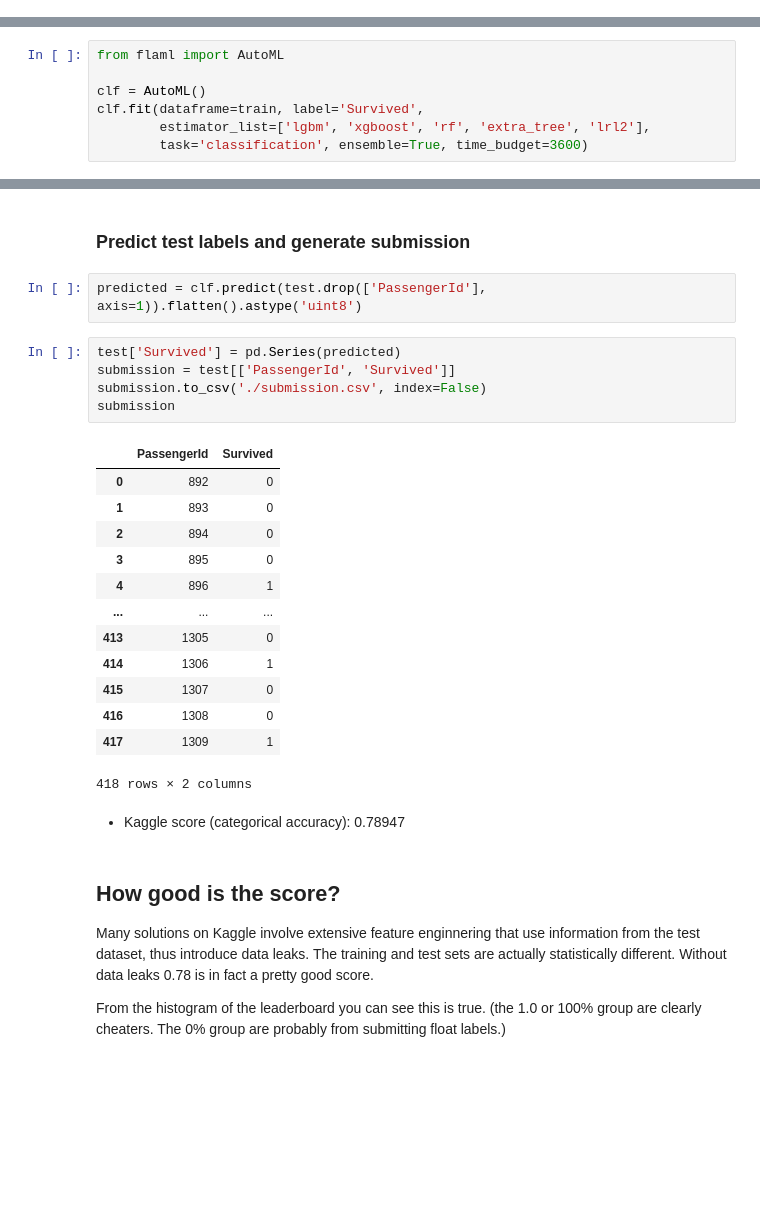
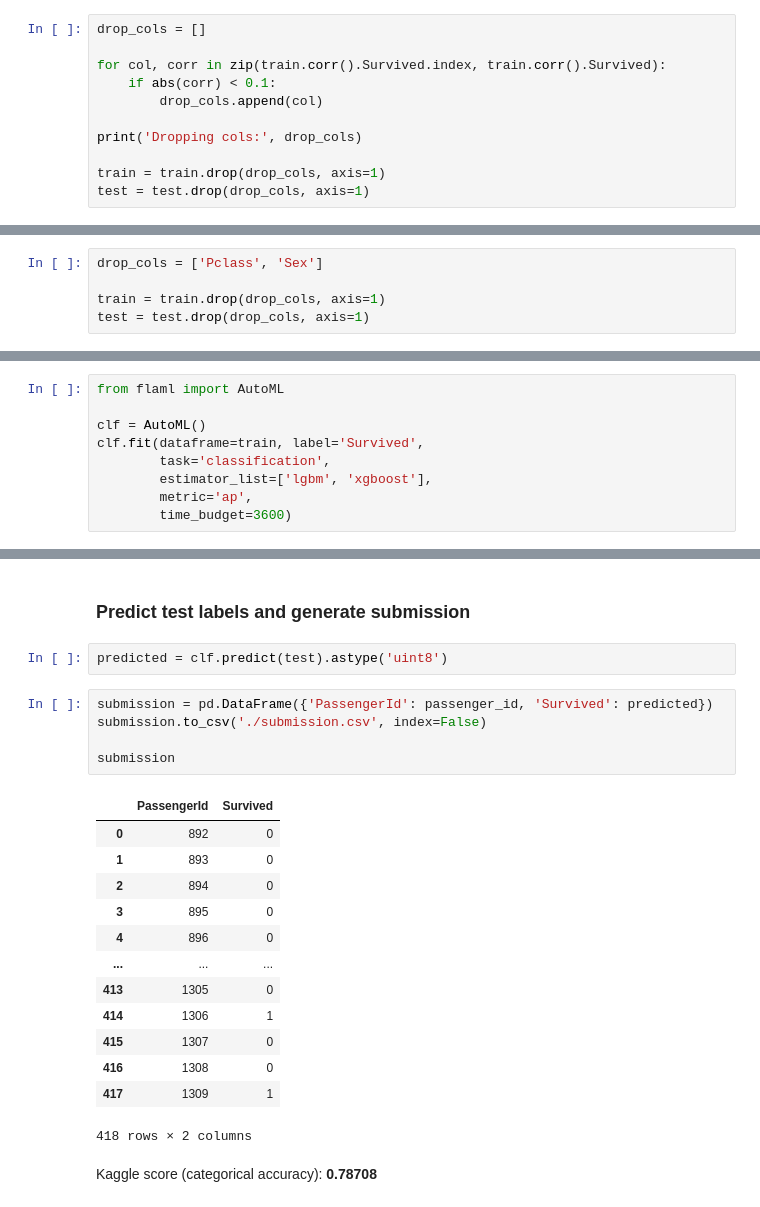
Before and after one commit to alankrantas/colab-python-cookbooks, a Jupyter notebook: kaggle/titanic_flaml.ipynb, the cells around one changed output, grey strips where cells are left out. Drawn from its saved outputs; the diff is of its cells as text; blank space fills up the shorter version.

```diff
--- a/kaggle/titanic_flaml.ipynb
+++ b/kaggle/titanic_flaml.ipynb
@@ -130,0 +491,11 @@ Use Flaml's stacking ensemble method and train for an hour in Colab:
+# %%
+drop_cols = []
+
+for col, corr in zip(train.corr().Survived.index, train.corr().Survived):
+    if abs(corr) < 0.1:
+        drop_cols.append(col)
+
+print('Dropping cols:', drop_cols)
+
+train = train.drop(drop_cols, axis=1)
+test = test.drop(drop_cols, axis=1)
@@ -130,0 +516,5 @@ Use Flaml's stacking ensemble method and train for an hour in Colab:
+# %%
+drop_cols = ['Pclass', 'Sex']
+
+train = train.drop(drop_cols, axis=1)
+test = test.drop(drop_cols, axis=1)
@@ -133,6 +533,8 @@ from flaml import AutoML
 
 clf = AutoML()
 clf.fit(dataframe=train, label='Survived',
-        estimator_list=['lgbm', 'xgboost', 'rf', 'extra_tree', 'lrl2'],
-        task='classification', ensemble=True, time_budget=3600)
+        task='classification',
+        estimator_list=['lgbm', 'xgboost'],
+        metric='ap',
+        time_budget=3600)
 # %% [output]
@@ -156,19 +573,19 @@ clf.fit(dataframe=train, label='Survived',
 # %% [markdown]
 ### Predict test labels and generate submission
 # %%
-predicted = clf.predict(test.drop(['PassengerId'], axis=1)).flatten().astype('uint8')
+predicted = clf.predict(test).astype('uint8')
 # %%
-test['Survived'] = pd.Series(predicted)
-submission = test[['PassengerId', 'Survived']]
+submission = pd.DataFrame({'PassengerId': passenger_id, 'Survived': predicted})
 submission.to_csv('./submission.csv', index=False)
+
 submission
 # %% [output]
 |  | PassengerId | Survived |
 | 0 | 892 | 0 |
 | 1 | 893 | 0 |
 | 2 | 894 | 0 |
 | 3 | 895 | 0 |
-| 4 | 896 | 1 |
+| 4 | 896 | 0 |
 | ... | ... | ... |
 | 413 | 1305 | 0 |
 | 414 | 1306 | 1 |
@@ -177,10 +594,4 @@ submission
 | 417 | 1309 | 1 |
 418 rows × 2 columns
 # %% [markdown]
-* Kaggle score (categorical accuracy): 0.78947
+Kaggle score (categorical accuracy): **0.78708**
-# %% [markdown]
-## How good is the score?
-
-Many solutions on Kaggle involve extensive feature enginnering that use information from the test dataset, thus introduce data leaks. The training and test sets are actually statistically different. Without data leaks 0.78 is in fact a pretty good score.
-
-From the histogram of the leaderboard you can see this is true. (the 1.0 or 100% group are clearly cheaters. The 0% group are probably from submitting float labels.)
```
Also changed, not shown: parts of 99 cells of this notebook.
